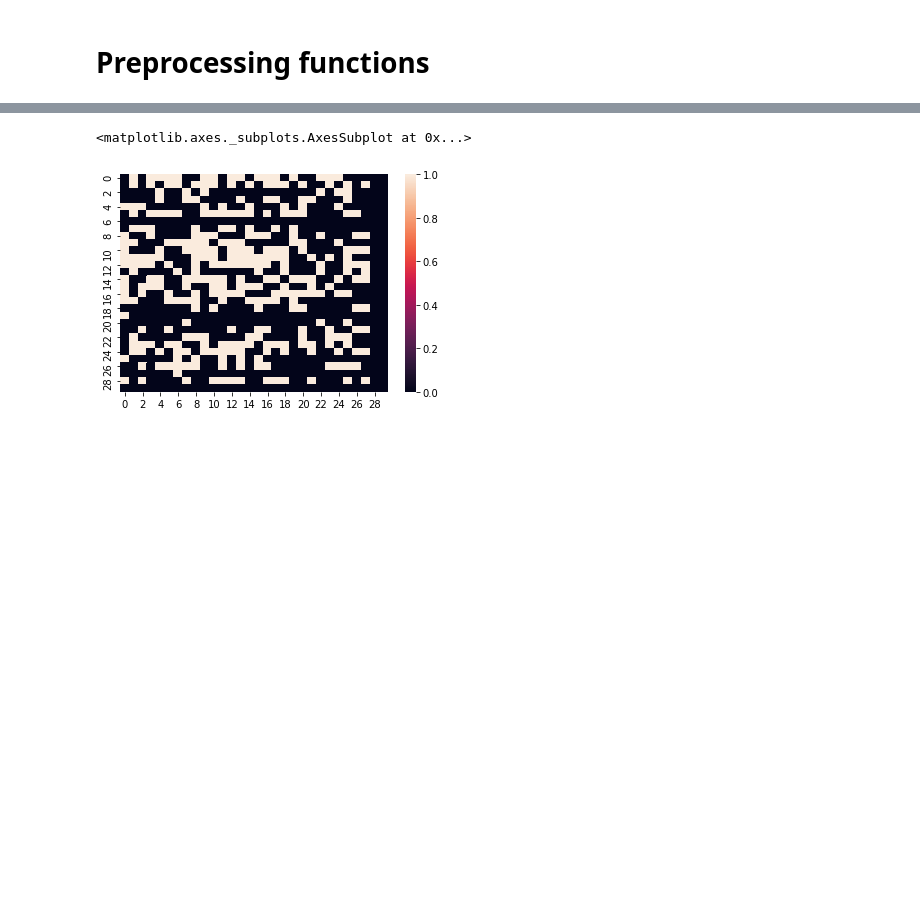
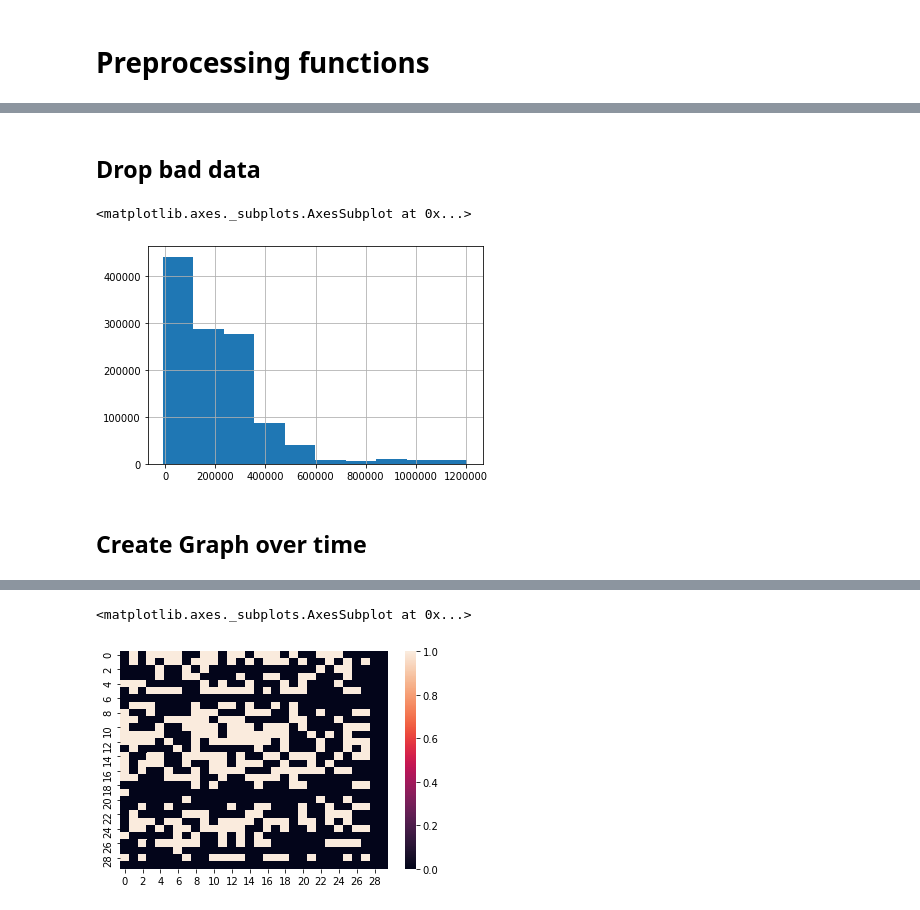
Before and after one commit to ljchang/openbeacon, a Jupyter notebook: notebooks/MIND_Open_Beacon_Preprocessing.ipynb, the cells around one changed output, grey strips where cells are left out. Saved outputs shown, nothing was run; the diff lists cells and outputs as text; code cells hidden in the pictures; blank space fills up the shorter version.

```diff
--- a/notebooks/MIND_Open_Beacon_Preprocessing.ipynb
+++ b/notebooks/MIND_Open_Beacon_Preprocessing.ipynb
@@ -96,0 +121,16 @@ sorted_ids_centrality = [x[0] for x in sorted(eig_centrality.items(), key=lambda
+# %% [markdown]
+## Drop bad data
+# %%
+cleaned_data = data.copy()
+
+# Drop poorly aligned participants & different types of outliers
+cleaned_data = cleaned_data.loc[~cleaned_data['tag_me'].isin(list(set(bad_alignment.values())))]
+cleaned_data = cleaned_data.loc[~cleaned_data['outliers']]
+cleaned_data = cleaned_data.loc[~(cleaned_data['time_local_aligned'].abs() > cleaned_data['time_local_aligned'].std()*3)]
+# %%
+cleaned_data['time_local_aligned'].hist()
+# %% [output]
+<matplotlib.axes._subplots.AxesSubplot at 0x...>
+[figure, added]
+# %% [markdown]
+## Create Graph over time
```
Also changed, not shown: parts of 32 cells of this notebook.
